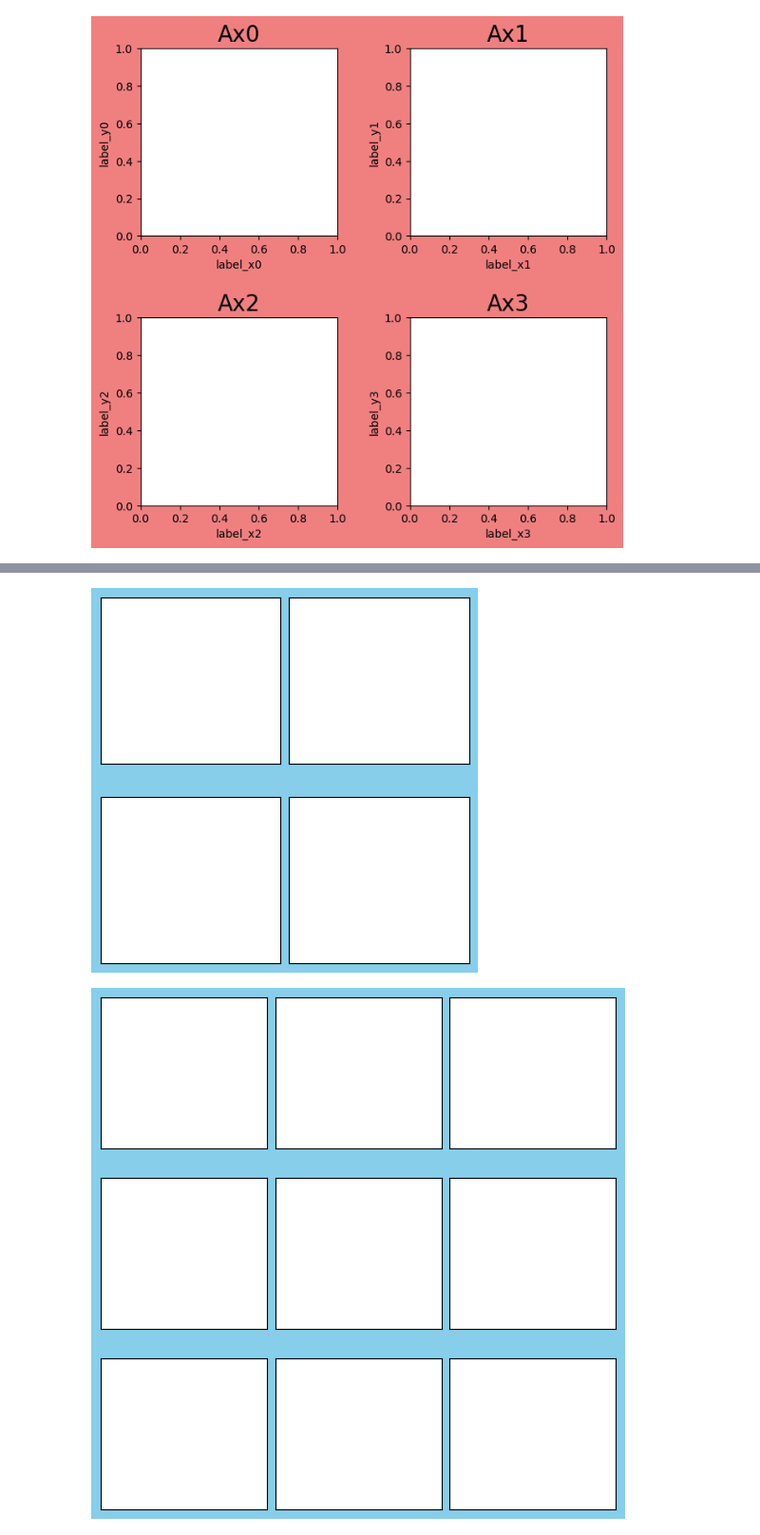
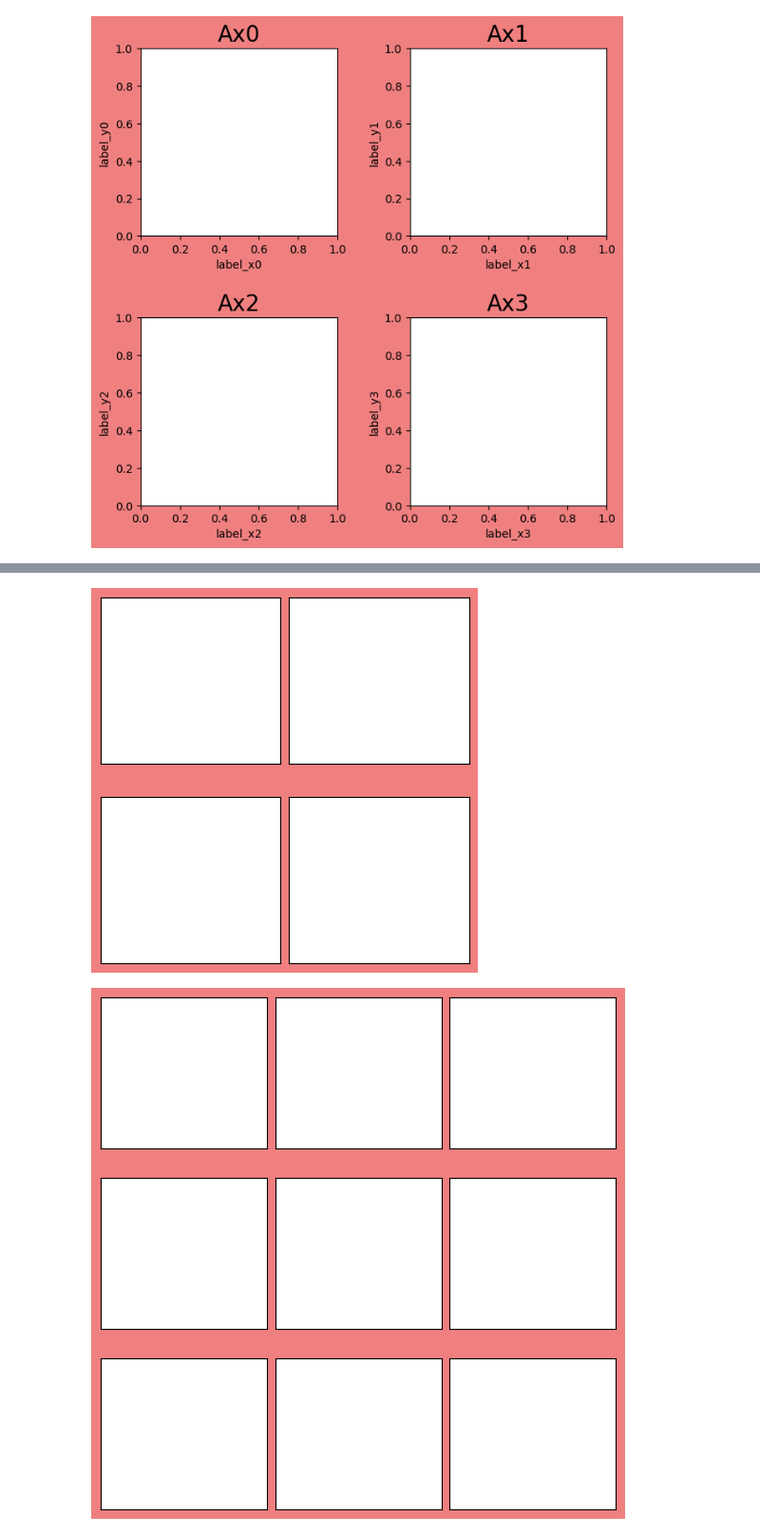
Before and after one commit to scarypillowz/Matplotlib, a Jupyter notebook: 기초(2)_axes alignment.ipynb, the cells around one changed output, grey strips where cells are left out. Shown at 95% size. Saved outputs shown, nothing was run; the diff lists cells and outputs as text; code cells hidden in the pictures.

```diff
--- a/개념(2) axes alignment.ipynb
+++ b/기초(2)_axes alignment.ipynb
@@ -68,5 +77,5 @@ fig.subplots_adjust(bottom=0.01, top=0.99)
 # %%
-fig, axes = plt.subplots(2, 2, figsize=(5, 5), facecolor='skyblue')
+fig, axes = plt.subplots(2, 2, figsize=(5, 5), facecolor='lightcoral')
 
 for ax_idx, ax in enumerate(axes.flat):
     ax.get_xaxis().set_visible(False)
@@ -78,5 +87,5 @@ fig.subplots_adjust(left=0.01, right=0.99)
 # %%
-fig, axes = plt.subplots(2, 2, figsize=(5, 5), facecolor='skyblue')
+fig, axes = plt.subplots(2, 2, figsize=(5, 5), facecolor='lightcoral')
 
 for ax_idx, ax in enumerate(axes.flat):
     ax.get_xaxis().set_visible(False)
@@ -90,5 +99,5 @@ fig.subplots_adjust(bottom=0.01, top=0.99, left=0.01, right=0.99)
 # %%
-fig, axes = plt.subplots(2, 2, figsize=(5, 5), facecolor='skyblue')
+fig, axes = plt.subplots(2, 2, figsize=(5, 5), facecolor='lightcoral')
 
 for ax_idx, ax in enumerate(axes.flat):
     ax.get_xaxis().set_visible(False)
@@ -100,5 +109,5 @@ fig.subplots_adjust(hspace=0.05)
 # %%
-fig, axes = plt.subplots(2, 2, figsize=(5, 5), facecolor='skyblue')
+fig, axes = plt.subplots(2, 2, figsize=(5, 5), facecolor='lightcoral')
 
 for ax_idx, ax in enumerate(axes.flat):
     ax.get_xaxis().set_visible(False)
@@ -106,15 +115,16 @@ for ax_idx, ax in enumerate(axes.flat):
 
 fig.subplots_adjust(wspace=0.05)
 # %% [output]
-[figure, old version]
+[figure, new version]
 # %%
-fig, axes = plt.subplots(3, 3, figsize=(7, 7), facecolor='skyblue')
+# 행별 케이스를 나누는 레이아웃을 구현할 수 있다
+fig, axes = plt.subplots(3, 3, figsize=(7, 7), facecolor='lightcoral')
 
 for ax_idx, ax in enumerate(axes.flat):
     ax.get_xaxis().set_visible(False)
     ax.get_yaxis().set_visible(False)
 
 fig.subplots_adjust(hspace=0.2, wspace=0.05)
 # %% [output]
-[figure, old version]
+[figure, new version]
 # %% [markdown]
```
Also changed, not shown: parts of 15 cells of this notebook.
